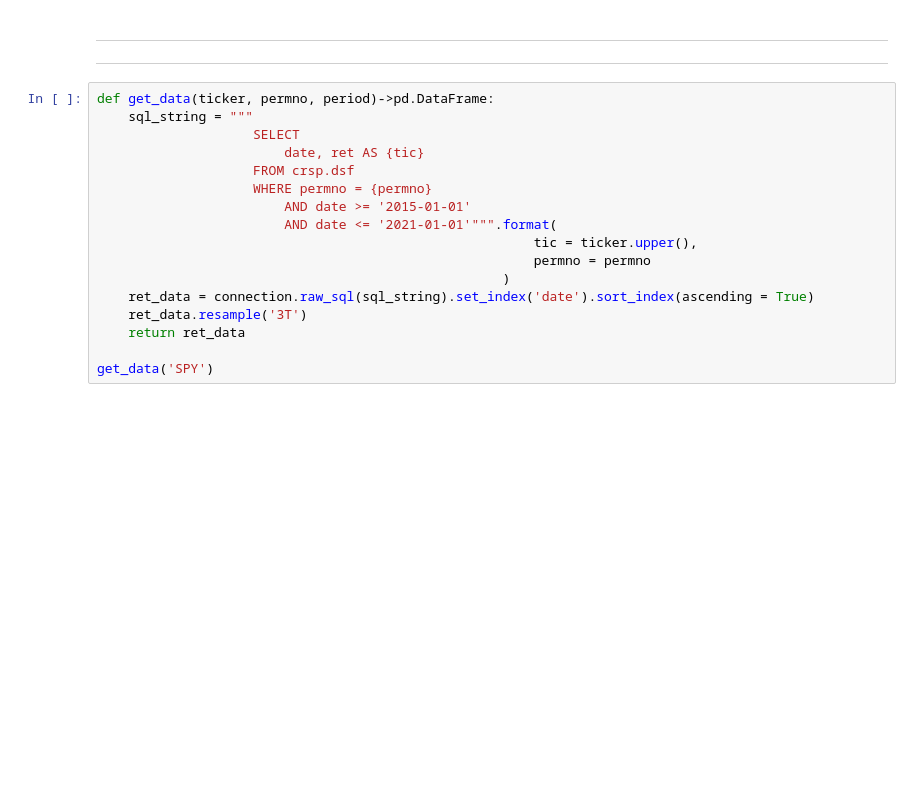
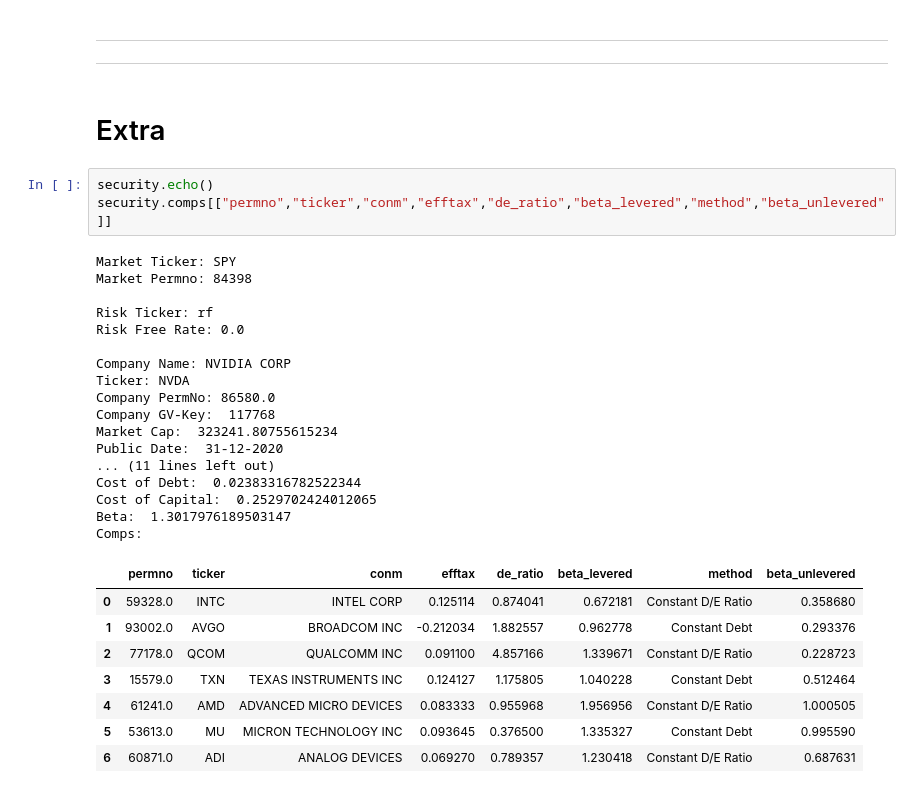
Before and after one commit to rohitashwachaks/finance, a Jupyter notebook: Sury/HW2/cost_of_capital.ipynb, the cells around one changed output. Saved outputs shown, nothing was run; the diff lists cells and outputs as text; blank space fills up the shorter version.

```diff
--- a/Sury/HW2/cost_of_capital.ipynb
+++ b/Sury/HW2/cost_of_capital.ipynb
@@ -439,20 +530,34 @@ print(coe_comps*252, coe_scl*252)
 # %% [markdown]
 ***
 ***
-# %%
-def get_data(ticker, permno, period)->pd.DataFrame:
-    sql_string = """
-                    SELECT
-                        date, ret AS {tic}
-                    FROM crsp.dsf
-                    WHERE permno = {permno}
-                        AND date >= '2015-01-01'
-                        AND date <= '2021-01-01'""".format(
-                                                        tic = ticker.upper(),
-                                                        permno = permno
-                                                    )
-    ret_data = connection.raw_sql(sql_string).set_index('date').sort_index(ascending = True)
-    ret_data.resample('3T')
-    return ret_data
-
-get_data('SPY')
+# %% [markdown]
+# Extra
+# %%
+security.echo()
+security.comps[["permno","ticker","conm","efftax","de_ratio","beta_levered","method","beta_unlevered"]]
+# %% [output]
+Market Ticker: SPY
+Market Permno: 84398
+
+Risk Ticker: rf
+Risk Free Rate: 0.0
+
+Company Name: NVIDIA CORP
+Ticker: NVDA
+Company PermNo: 86580.0
+Company GV-Key:  117768
+Market Cap:  323241.80755615234
+Public Date:  31-12-2020
+... (11 lines left out)
+Cost of Debt:  0.02383316782522344
+Cost of Capital:  0.2529702424012065
+Beta:  1.3017976189503147
+Comps:
+|  | permno | ticker | conm | efftax | de_ratio | beta_levered | method | beta_unlevered |
+| 0 | 59328.0 | INTC | INTEL CORP | 0.125114 | 0.874041 | 0.672181 | Constant D/E Ratio | 0.358680 |
+| 1 | 93002.0 | AVGO | BROADCOM INC | -0.212034 | 1.882557 | 0.962778 | Constant Debt | 0.293376 |
+| 2 | 77178.0 | QCOM | QUALCOMM INC | 0.091100 | 4.857166 | 1.339671 | Constant D/E Ratio | 0.228723 |
+| 3 | 15579.0 | TXN | TEXAS INSTRUMENTS INC | 0.124127 | 1.175805 | 1.040228 | Constant Debt | 0.512464 |
+| 4 | 61241.0 | AMD | ADVANCED MICRO DEVICES | 0.083333 | 0.955968 | 1.956956 | Constant D/E Ratio | 1.000505 |
+| 5 | 53613.0 | MU | MICRON TECHNOLOGY INC | 0.093645 | 0.376500 | 1.335327 | Constant Debt | 0.995590 |
+| 6 | 60871.0 | ADI | ANALOG DEVICES | 0.069270 | 0.789357 | 1.230418 | Constant D/E Ratio | 0.687631 |
```
Also changed, not shown: parts of 13 cells of this notebook.
